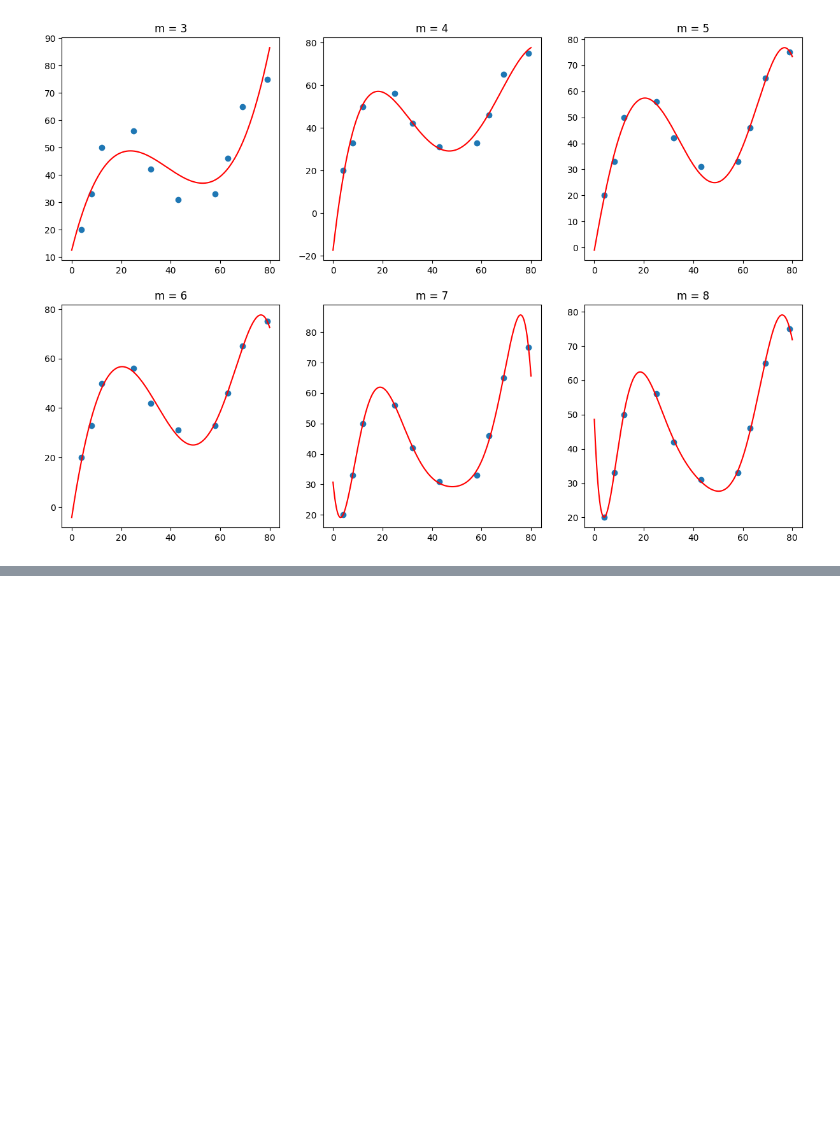
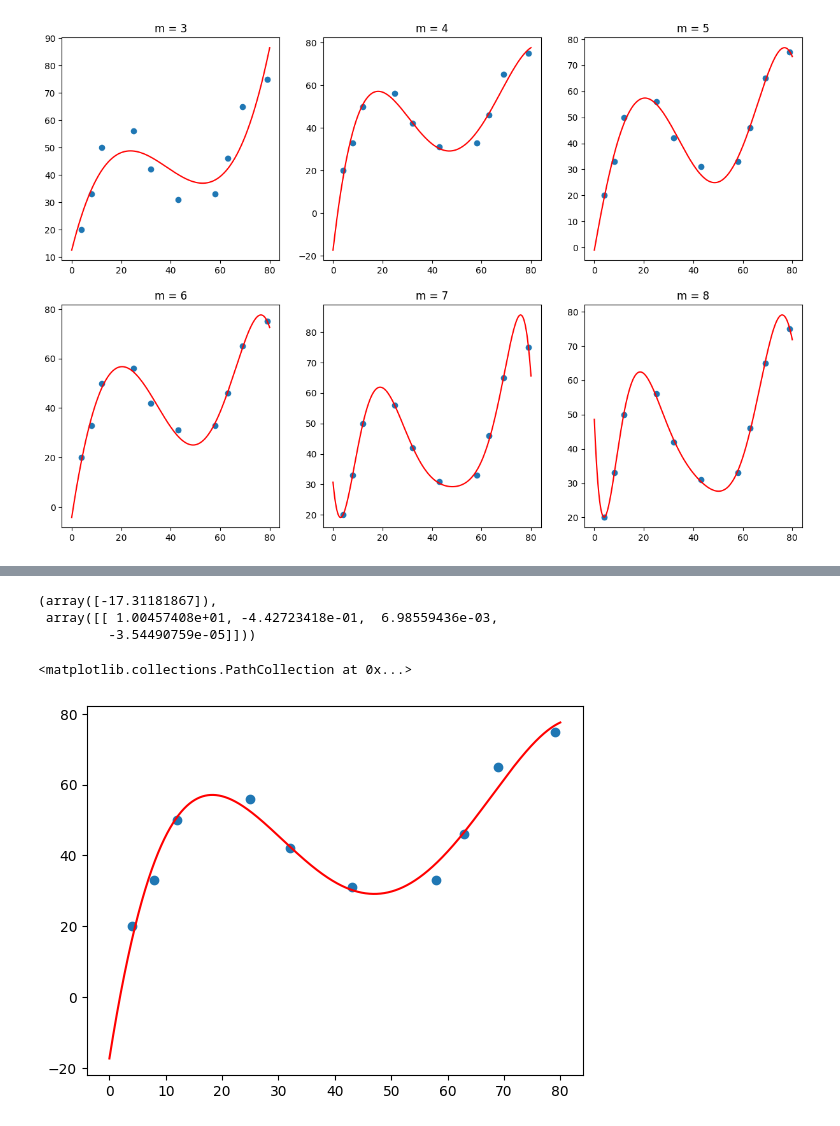
Before and after one commit to Vincent11499/mygrad, a Jupyter notebook: AI_By_Doing/5. 多项式回归实现与应用.ipynb, the cells around one changed output, grey strips where cells are left out. Cells and saved outputs as stored; diff of their text form; code cells hidden in the pictures; blank space fills up the shorter version.

```diff
--- a/AI_By_Doing/5. 多项式回归实现与应用.ipynb
+++ b/AI_By_Doing/5. 多项式回归实现与应用.ipynb
@@ -133,0 +148,4 @@ Text(0.5, 1.0, 'm = 8')
+# %%
+x = np.array(x).reshape(-1, 1)
+y = np.array(y).reshape(-1,1)
+x,
@@ -133,0 +163,4 @@ Text(0.5, 1.0, 'm = 8')
+# %%
+poly_features = PolynomialFeatures(degree=4, include_bias=False)
+poly_x = poly_features.fit_transform(x)
+poly_x
@@ -133,0 +178,18 @@ Text(0.5, 1.0, 'm = 8')
+# %%
+from sklearn.linear_model import LinearRegression
+model = LinearRegression()
+model.fit(poly_x, y)  # 训练
+# 得到模型拟合参数
+model.intercept_, model.coef_
+# %% [output]
+(array([-17.31181867]),
+ array([[ 1.00457408e+01, -4.42723418e-01,  6.98559436e-03,
+         -3.54490759e-05]]))
+# %%
+x_temp = np.array(x_temp).reshape(-1, 1)
+
+plt.plot(x_temp, model.predict(poly_features.fit_transform(x_temp)), "r")
+plt.scatter(x, y)
+# %% [output]
+<matplotlib.collections.PathCollection at 0x...>
+[figure, added]
```
Also changed, not shown: parts of 25 cells of this notebook, 10 other files.
